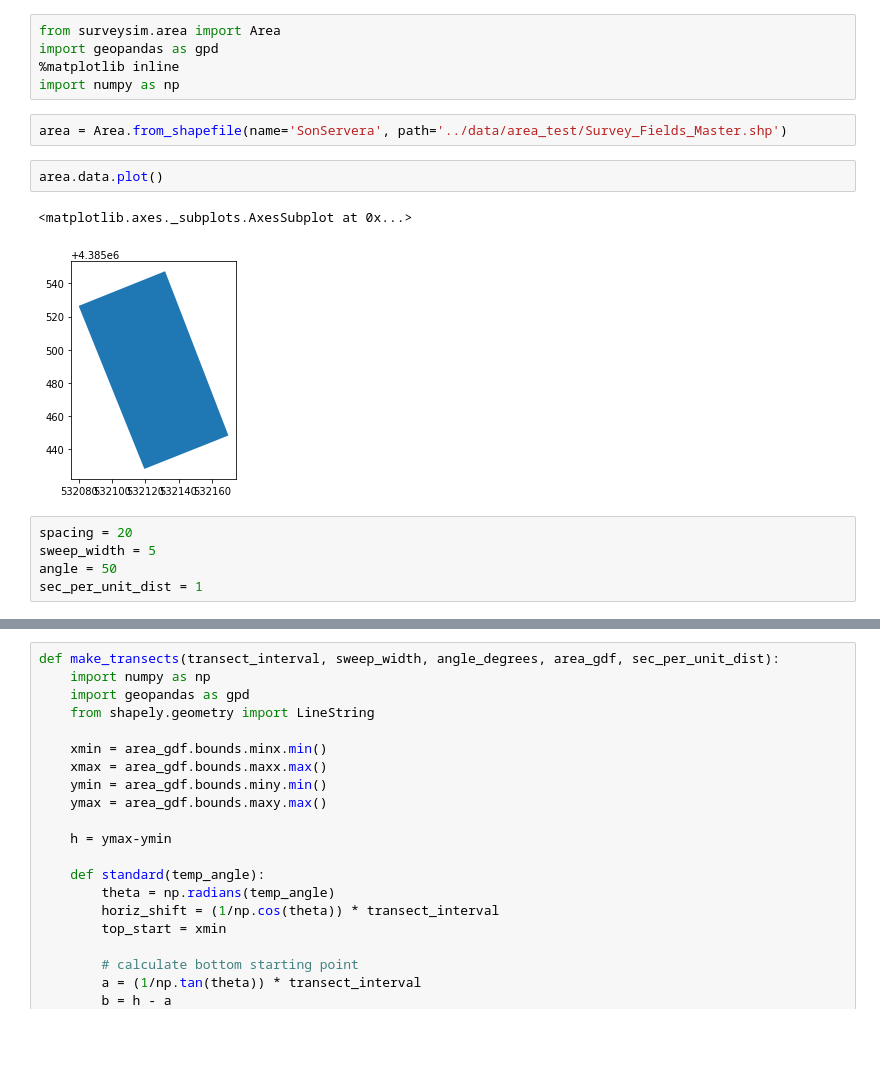
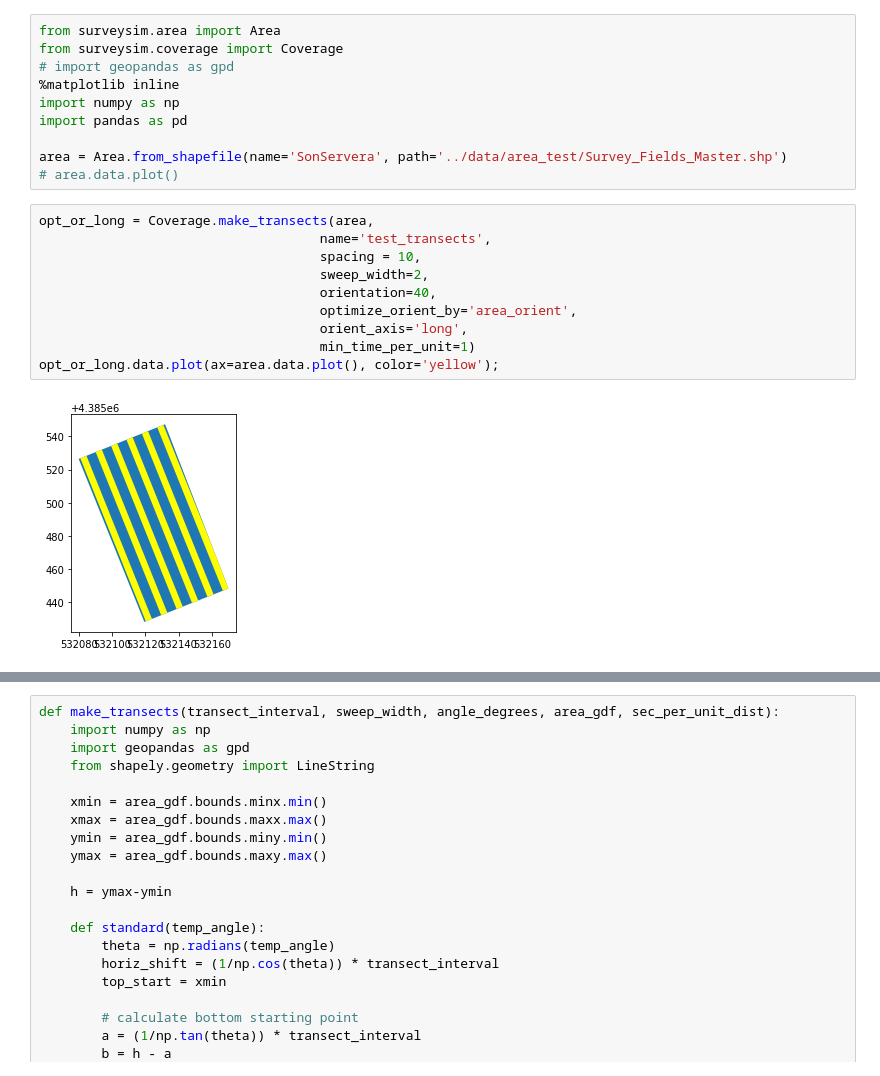
Before and after one commit to deppen8/prospect, a Jupyter notebook: notebooks/coverage_dev.ipynb, the cells around one changed output, grey strips where cells are left out. Cells and saved outputs as stored; diff of their text form; blank space fills up the shorter version.

Commit message:
add ability to orient survey units by dominant orientation of survey area

```diff
--- a/notebooks/coverage_dev.ipynb
+++ b/notebooks/coverage_dev.ipynb
@@ -1,17 +1,22 @@
 # %%
 from surveysim.area import Area
-import geopandas as gpd
+from surveysim.coverage import Coverage
+# import geopandas as gpd
 %matplotlib inline
 import numpy as np
+import pandas as pd
+
+area = Area.from_shapefile(name='SonServera', path='../data/area_test/Survey_Fields_Master.shp')
+# area.data.plot()
-# %%
-area = Area.from_shapefile(name='SonServera', path='../data/area_test/Survey_Fields_Master.shp')
-# %%
-area.data.plot()
-# %% [output]
-<matplotlib.axes._subplots.AxesSubplot at 0x...>
-[figure, removed]
-# %%
-spacing = 20
-sweep_width = 5
-angle = 50
-sec_per_unit_dist = 1
+# %%
+opt_or_long = Coverage.make_transects(area,
+                                    name='test_transects',
+                                    spacing = 10,
+                                    sweep_width=2,
+                                    orientation=40,
+                                    optimize_orient_by='area_orient',
+                                    orient_axis='long',
+                                    min_time_per_unit=1)
+opt_or_long.data.plot(ax=area.data.plot(), color='yellow');
+# %% [output]
+[figure, added]
```
Also changed, not shown: parts of 17 cells of this notebook, 1 other file.
